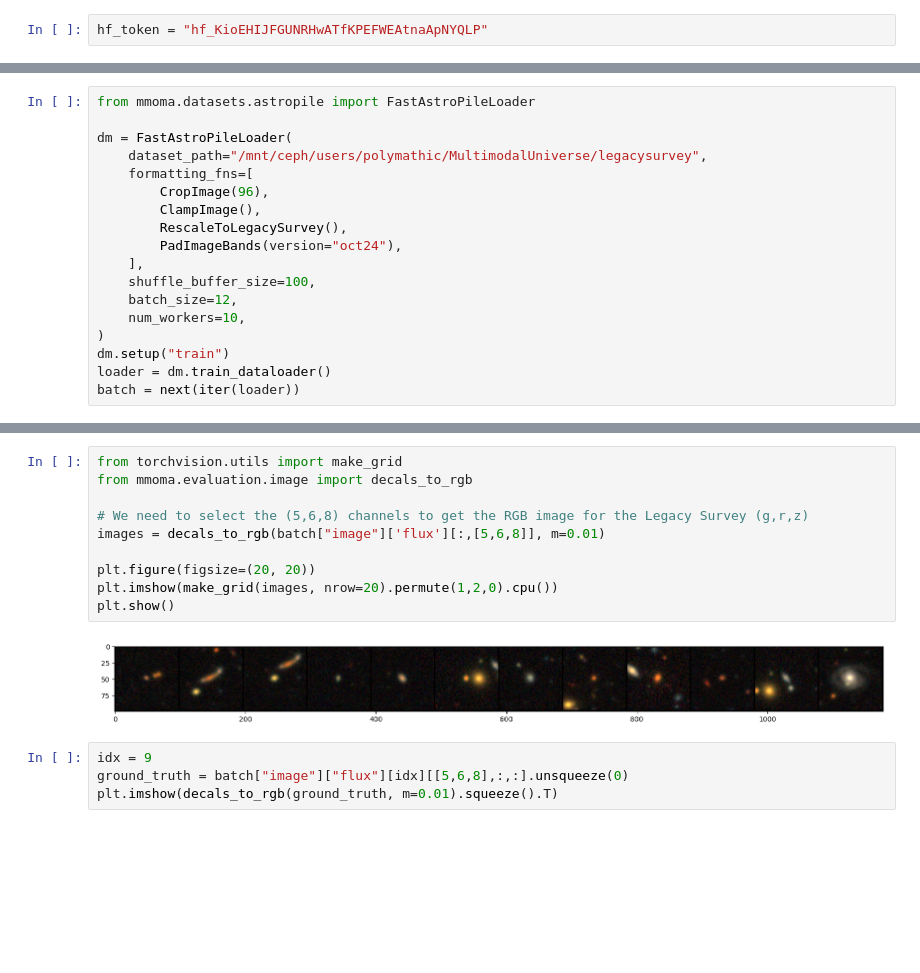
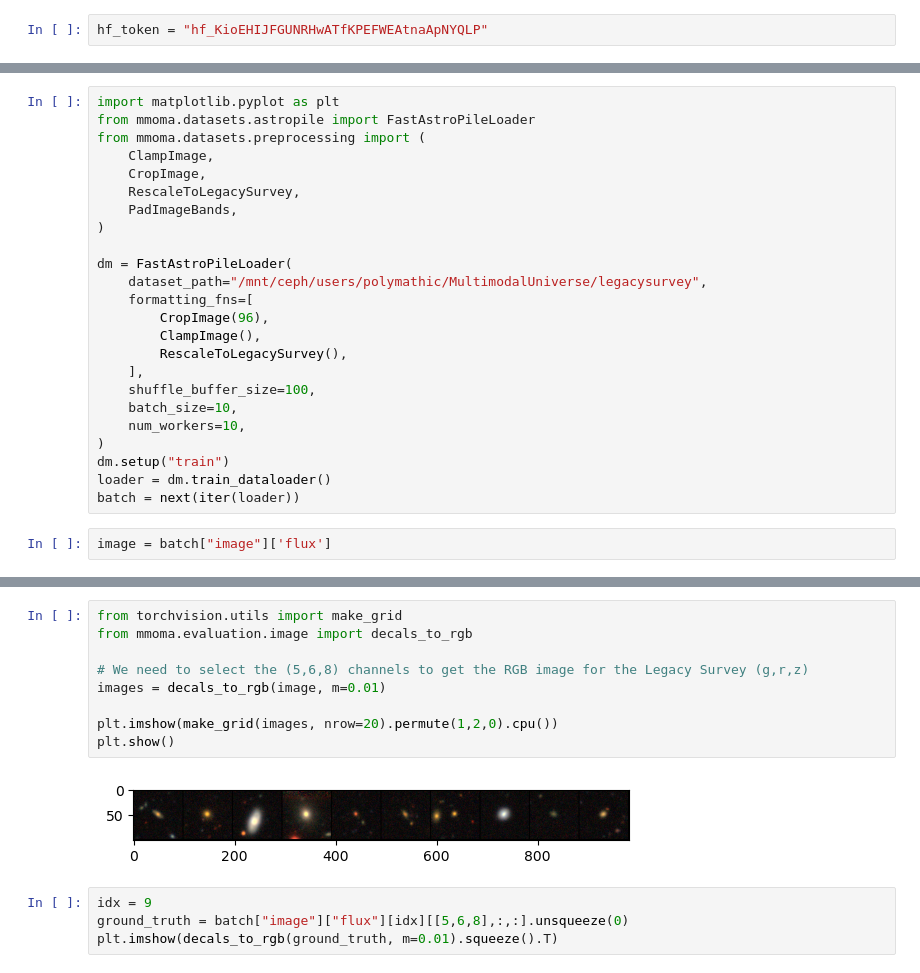
Before and after one commit to ashodkh/AION, a Jupyter notebook: DemoAION.ipynb, the cells around one changed output, grey strips where cells are left out. Saved outputs shown, nothing was run; the diff lists cells and outputs as text; blank space fills up the shorter version.

```diff
--- a/DemoAION.ipynb
+++ b/DemoAION.ipynb
@@ -11,5 +3,12 @@ from mmoma.datasets.preprocessing import (
 # %%
+import matplotlib.pyplot as plt
 from mmoma.datasets.astropile import FastAstroPileLoader
+from mmoma.datasets.preprocessing import (
+    ClampImage,
+    CropImage,
+    RescaleToLegacySurvey,
+    PadImageBands,
+)
 
 dm = FastAstroPileLoader(
     dataset_path="/mnt/ceph/users/polymathic/MultimodalUniverse/legacysurvey",
@@ -17,12 +16,13 @@ dm = FastAstroPileLoader(
         CropImage(96),
         ClampImage(),
         RescaleToLegacySurvey(),
-        PadImageBands(version="oct24"),
     ],
     shuffle_buffer_size=100,
-    batch_size=12,
+    batch_size=10,
     num_workers=10,
 )
 dm.setup("train")
 loader = dm.train_dataloader()
 batch = next(iter(loader))
+# %%
+image = batch["image"]['flux']
@@ -29,15 +97,14 @@ batch = next(iter(loader))
 # %%
 from torchvision.utils import make_grid
 from mmoma.evaluation.image import decals_to_rgb
 
 # We need to select the (5,6,8) channels to get the RGB image for the Legacy Survey (g,r,z)
-images = decals_to_rgb(batch["image"]['flux'][:,[5,6,8]], m=0.01)
+images = decals_to_rgb(image, m=0.01)
 
-plt.figure(figsize=(20, 20))
 plt.imshow(make_grid(images, nrow=20).permute(1,2,0).cpu())
 plt.show()
 # %% [output]
-[figure, old version]
+[figure, new version]
 # %%
 idx = 9
 ground_truth = batch["image"]["flux"][idx][[5,6,8],:,:].unsqueeze(0)
```
Also changed, not shown: parts of 5 cells of this notebook, 1 other file.
